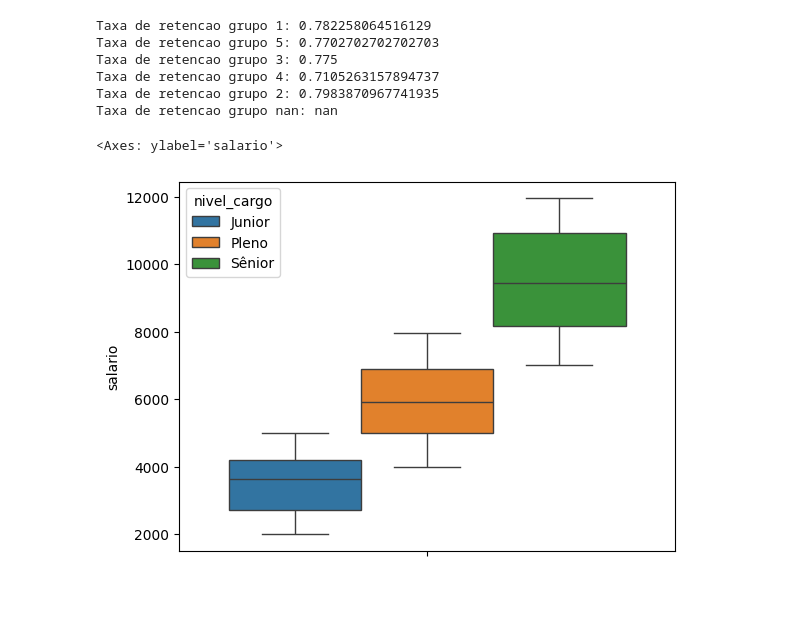
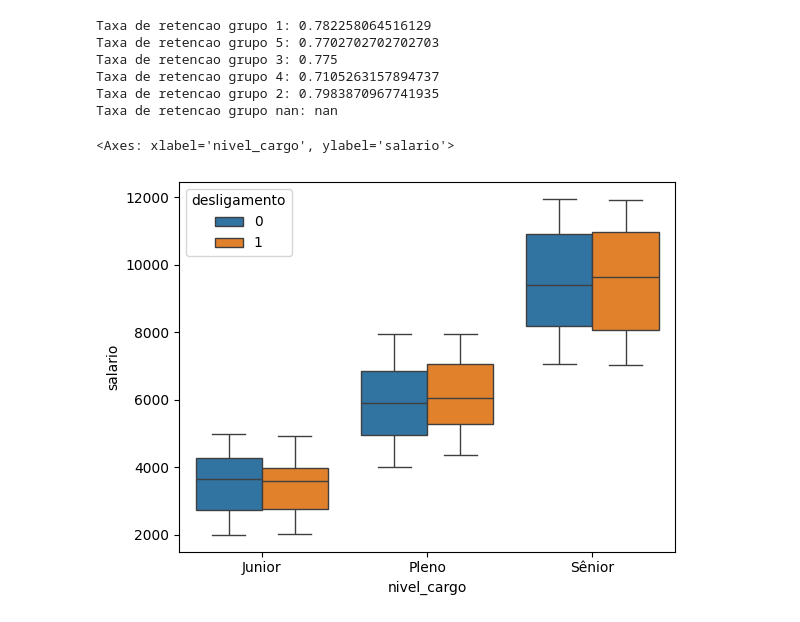
Before and after one commit to matheusmello-o/turnover-optmization, a Jupyter notebook: turnover.ipynb, the cells around one changed output. Cells and saved outputs as stored; diff of their text form; code cells hidden in the pictures; blank space fills up the shorter version.

```diff
--- a/turnover.ipynb
+++ b/turnover.ipynb
@@ -202,8 +202,10 @@ Taxa de retencao grupo nan: nan
 # %%
 sns.boxplot(data = df,
             y = 'salario',
-            hue = 'nivel_cargo',
-            hue_order = ['Junior', 'Pleno', 'Sênior'])
+            x = 'nivel_cargo',
+            hue = 'desligamento',
+            order = ['Junior', 'Pleno', 'Sênior']
+            )
 # %% [output]
-<Axes: ylabel='salario'>
+<Axes: xlabel='nivel_cargo', ylabel='salario'>
-[figure, old version]
+[figure, new version]
```
Also changed, not shown: parts of 12 cells of this notebook.
